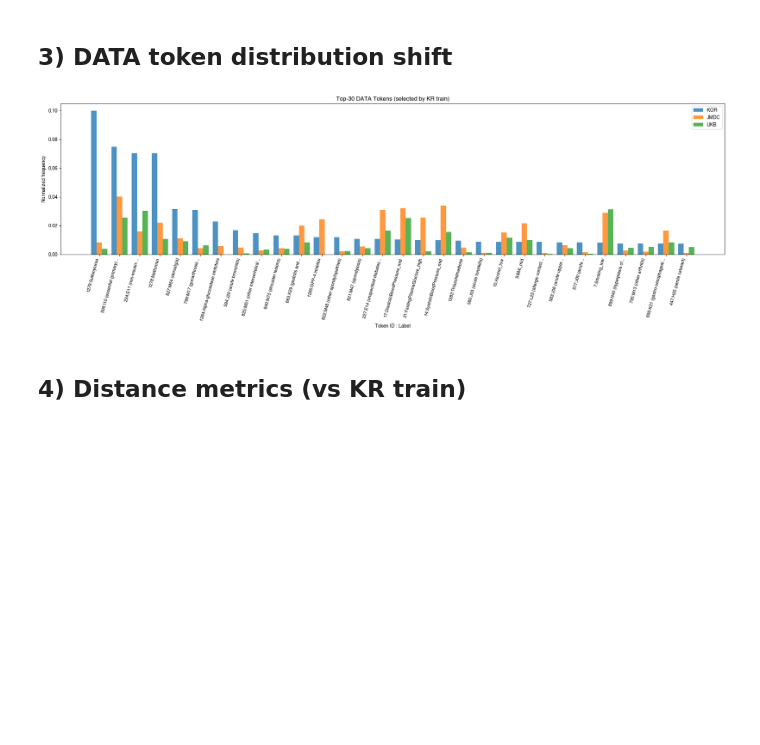
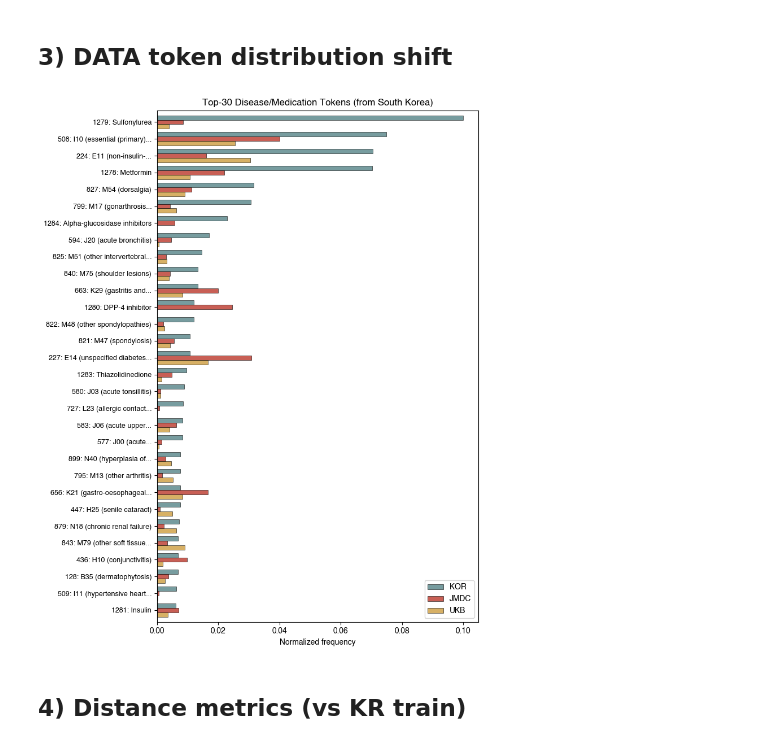
Before and after one commit to CenterforDigitalHealth/GPT-Disease-Drug-Prediction, a Jupyter notebook: figure/domain_shift_visualization.ipynb, the cells around one changed output. Saved outputs shown, nothing was run; the diff lists cells and outputs as text; code cells hidden in the pictures; blank space fills up the shorter version.

```diff
--- a/figure/domain_shift_visualization.ipynb
+++ b/figure/domain_shift_visualization.ipynb
@@ -109,7 +100,7 @@ def normalized_hist(x, bins):
 # %%
 domains = {}
 for name, path in DOMAIN_PATHS.items():
-    if (not INCLUDE_UKB) and name == 'ukb':
+    if (not INCLUDE_UKB) and name == 'UKB':
         continue
     if not path.exists():
         print(f'[skip] {name}: missing {path}')
@@ -166,27 +157,35 @@ summary_df
 | JMDC | 335296018 | 2197367 | 152.589903 | 87.0 | 53.446681 | 10.605009 | 69.166324 | ... |
 | KOR | 25699691 | 107658 | 238.716036 | 190.0 | 64.765015 | 12.193031 | 82.154689 | ... |
 | UKB | 1596561 | 51072 | 31.260984 | 28.0 | 59.350964 | 16.042240 | 77.716632 | ... |
+# %%
+color_map = {
+    'KOR': '#558387',
+    'JMDC': '#bb372a',
+    'UKB': "#ce9c3e",
+}
 # %% [markdown]
 ## 1) AGE / trajectory length distribution
 # %%
+legend_order = ['KOR', 'JMDC', 'UKB']
+
 fig, axes = plt.subplots(1, 2, figsize=(14, 5))
 
 for name, obj in domains.items():
     ages_year = obj['data']['AGE'].astype(np.float64) / 365.25
     ages_year = ages_year[ages_year > 0]
-    axes[0].hist(ages_year, bins=100, histtype='step', density=True, linewidth=1.5, label=name)
+    axes[0].hist(ages_year, bins=100, histtype='step', density=True, linewidth=1.5, label=name, color=color_map[name])
 
     lengths = obj['p2i'][:, 1].astype(np.int64)
-    axes[1].hist(lengths, bins=100, histtype='step', density=True, linewidth=1.5, label=name)
+    axes[1].hist(lengths, bins=100, histtype='step', density=True, linewidth=1.5, label=name, color=color_map[name])
 
-axes[0].set_title('Age Distribution (years)')
-axes[0].set_xlabel('Age')
+axes[0].set_title('Age Distribution')
+axes[0].set_xlabel('Age (y)')
 axes[0].set_ylabel('Density')
 axes[0].legend()
 
 axes[1].set_title('Trajectory Length Distribution')
 axes[1].set_xlabel('Events per patient')
-axes[1].set_ylabel('Density')
+axes[1].set_ylabel('Density (log)')
 axes[1].set_yscale('log')
 axes[1].legend()
 
@@ -233,58 +236,66 @@ plt.show()
 # %% [markdown]
 ## 3) DATA token distribution shift
 # %%
-from pathlib import Path
-import textwrap
-import pandas as pd
-import numpy as np
-import matplotlib.pyplot as plt
-
 # reference top tokens from KR train
 ref_token = domains['KOR']['data']['DATA'].astype(np.int64)
 ref_counts = np.bincount(ref_token)
+start_token = 22
 top_k = 30
-top_tokens = np.argsort(ref_counts)[-top_k:][::-1]
+
+valid_tokens = np.arange(start_token, len(ref_counts))
+valid_counts = ref_counts[start_token:]
+top_tokens = valid_tokens[np.argsort(valid_counts)[-top_k:][::-1]]
 
 # labels.csv 로드 (index == token id)
 label_path = Path("../../data/labels.csv")
 labels_df = pd.read_csv(label_path, header=None, usecols=[0], names=['name'])
 labels_df['name'] = labels_df['name'].astype(str).str.strip().str.rstrip(',')
 token_to_name = labels_df['name'].to_dict()  # key: token id (0-based)
 
 def token_label(t):
     name = token_to_name.get(int(t), f"UNK_{int(t)}")
     name = textwrap.shorten(name, width=28, placeholder="...")
-    return f"{int(t)}:{name}"
+    return f"{int(t)}: {name}"
 
-x_labels = [token_label(t) for t in top_tokens]
+y_labels = [token_label(t) for t in top_tokens]
 
 freq_table = {}
 for name, obj in domains.items():
     token = obj['data']['DATA'].astype(np.int64)
     cnt = np.bincount(token, minlength=max(ref_counts.shape[0], top_tokens.max() + 1)).astype(np.float64)
     freq = cnt / max(cnt.sum(), 1.0)
     freq_table[name] = freq[top_tokens]
 
-x = np.arange(top_k)
-fig, ax = plt.subplots(figsize=(20, 7))
-width = 0.8 / max(len(freq_table), 1)
+y = np.arange(top_k)
+fig, ax = plt.subplots(figsize=(8, 10))
+height = 0.8 / max(len(freq_table), 1)
 
 for i, (name, freq) in enumerate(freq_table.items()):
-    ax.bar(x + i * width, freq, width=width, label=name, alpha=0.8)
+    ax.barh(
+        y + i * height,
+        freq,
+        height=height,
+        label=name,
+        alpha=0.8,
+        color=color_map[name],
+        edgecolor='black',
+        linewidth=0.5
+    )
 
-ax.set_title(f"Top-{top_k} DATA Tokens (selected by KR train)")
-ax.set_xlabel("Token ID : Label")
-ax.set_ylabel("Normalized frequency")
+ax.set_title(f"Top-{top_k} Disease/Medication Tokens (from South Korea)")
+ax.set_xlabel("Normalized frequency")
+# ax.set_ylabel("Token ID : Label")
 
-# tick 위치를 그룹 중앙으로
-ax.set_xticks(x + width * (len(freq_table) - 1) / 2)
-ax.set_xticklabels(x_labels, rotation=75, ha='right', fontsize=9)
+ax.set_yticks(y + height * (len(freq_table) - 1) / 2)
+ax.set_yticklabels(y_labels, fontsize=9)
+ax.invert_yaxis()
+ax.margins(y=0.01)
 
 ax.legend()
 plt.tight_layout()
 plt.show()
 # %% [output]
-[figure, old version]
+[figure, new version]
 # %% [markdown]
 ## 4) Distance metrics (vs KR train)
 # %%
```
Also changed, not shown: parts of 12 cells of this notebook, 9 other files.
